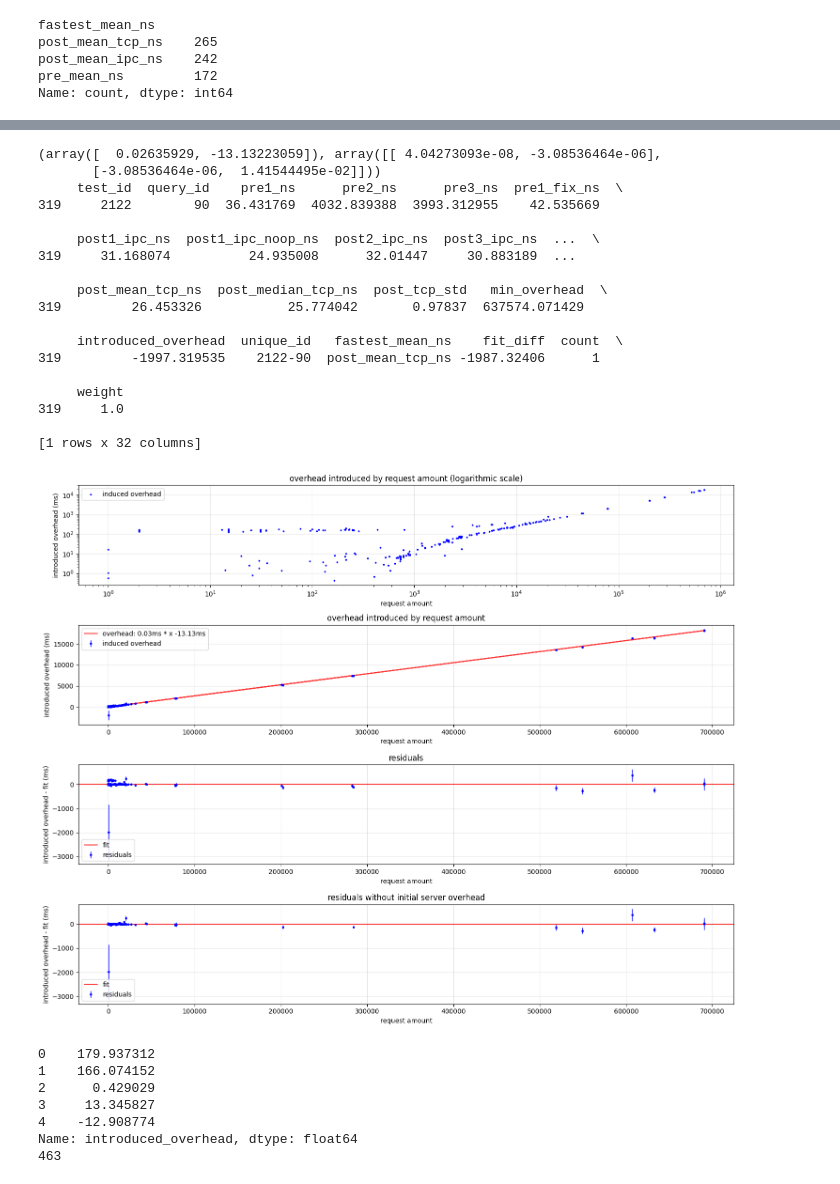
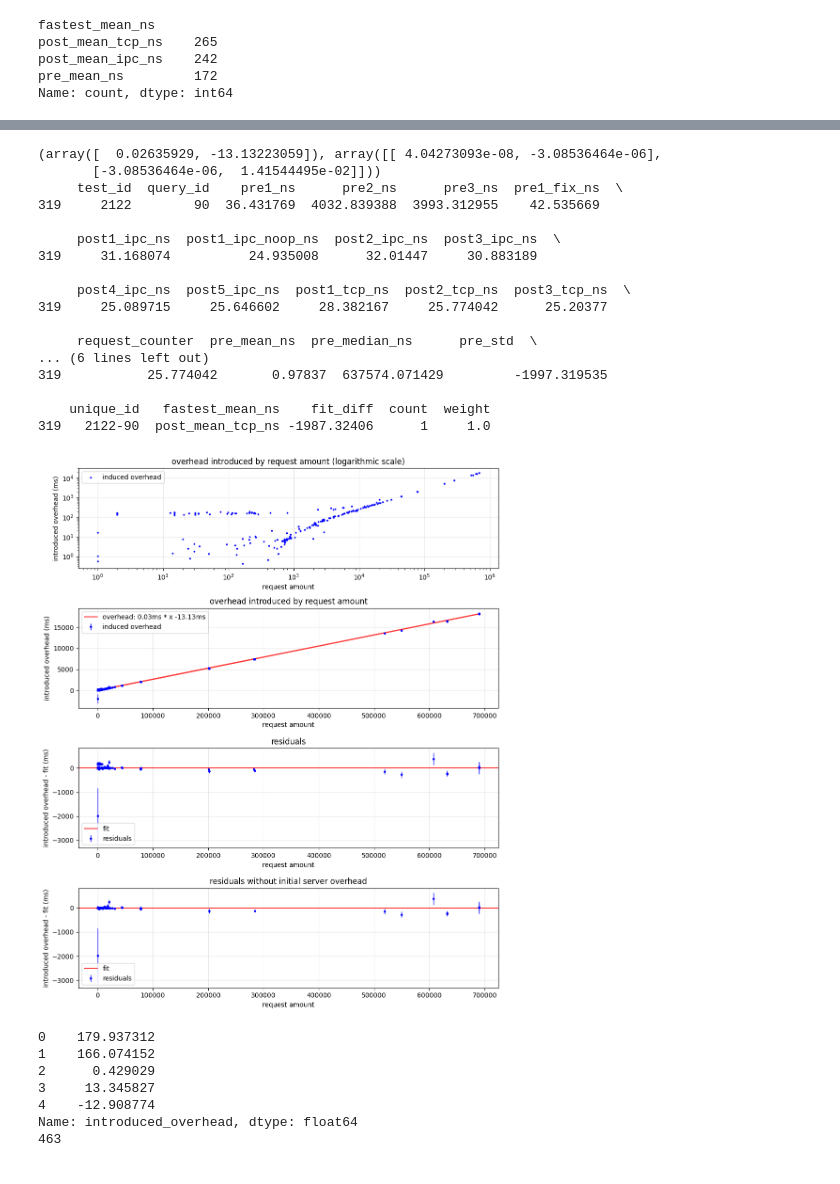
Before and after one commit to SilenZcience/ScientificWork, a Jupyter notebook: BachelorThesis/PerformanceEvaluation/performance_evaluation.ipynb, the cells around one changed output, grey strips where cells are left out. Cells and saved outputs as stored; diff of their text form; code cells hidden in the pictures.

```diff
--- a/BachelorThesis/PerformanceEvaluation/performance_evaluation.ipynb
+++ b/BachelorThesis/PerformanceEvaluation/performance_evaluation.ipynb
@@ -59,7 +59,7 @@ print(df['pre_mean_ns'].mean())
 print(df['post_mean_ipc_ns'].mean())
 print(df['post_mean_tcp_ns'].mean())
 
-send_request_mean = rqst_df['send_request_ns'].mean()
+send_request_mean = rqst_df['send_request_ns'].mean() / 1_000_000
 print(send_request_mean)
 df['min_overhead'] = df['request_counter'] * send_request_mean
 print(df['min_overhead'].head())
@@ -201,7 +201,7 @@ Valid pre_mean_ns values: 679
 # es wird angenommen dass die messfehler normalverteilt sind
 df_mask = df
 
-fig, axs = plt.subplots(4, 1, figsize=(15, 12))
+fig, axs = plt.subplots(4, 1, figsize=(10, 12))
 
 axs[0].scatter(df_mask['request_counter'], df_mask['introduced_overhead'], s=3, color='blue', label='induced overhead')
 axs[0].set_xlabel('request amount')
@@ -251,45 +251,44 @@ axs[2].legend()
 
 df_mask = df[df['query_id'] != 1]
 
 
 stdandardabweichung_res = np.sqrt(df_mask['pre_std']**2 + df_mask['post_ipc_std']**2)
 
 axs[3].errorbar(df_mask['request_counter'], df_mask['fit_diff'], yerr=stdandardabweichung_res , fmt='.', elinewidth=1, markersize='5', color='blue', ecolor='blue', alpha=1, label='residuals')
 axs[3].axhline(0, alpha=0.8, color='red', label='fit')
 axs[3].set_xlabel('request amount')
 axs[3].set_ylabel('introduced overhead - fit (ms)')
 axs[3].set_title('residuals without initial server overhead')
 axs[3].grid(True, alpha=0.3)
 axs[3].legend()
 
 plt.tight_layout()
 # plt.show()
 plt.savefig('overhead.pdf')
 plt.savefig('overhead.png')
 
-
+pd.set_option('display.max_columns', None)
 df_mask = df[df['introduced_overhead'] < -1800]
 print(df_mask.head())
 # %% [output]
 (array([  0.02635929, -13.13223059]), array([[ 4.04273093e-08, -3.08536464e-06],
        [-3.08536464e-06,  1.41544495e-02]]))
      test_id  query_id    pre1_ns      pre2_ns      pre3_ns  pre1_fix_ns  \
 319     2122        90  36.431769  4032.839388  3993.312955    42.535669
 
-     post1_ipc_ns  post1_ipc_noop_ns  post2_ipc_ns  post3_ipc_ns  ...  \
-319     31.168074          24.935008      32.01447     30.883189  ...
+     post1_ipc_ns  post1_ipc_noop_ns  post2_ipc_ns  post3_ipc_ns  \
+319     31.168074          24.935008      32.01447     30.883189
 
-     post_mean_tcp_ns  post_median_tcp_ns  post_tcp_std   min_overhead  \
-319         26.453326           25.774042       0.97837  637574.071429
+     post4_ipc_ns  post5_ipc_ns  post1_tcp_ns  post2_tcp_ns  post3_tcp_ns  \
+319     25.089715     25.646602     28.382167     25.774042      25.20377
 
-     introduced_overhead  unique_id   fastest_mean_ns    fit_diff  count  \
-319         -1997.319535    2122-90  post_mean_tcp_ns -1987.32406      1
+     request_counter  pre_mean_ns  pre_median_ns      pre_std  \
+... (6 lines left out)
+319           25.774042       0.97837  637574.071429         -1997.319535
 
-     weight
-319     1.0
-
-[1 rows x 32 columns]
+    unique_id   fastest_mean_ns    fit_diff  count  weight
+319   2122-90  post_mean_tcp_ns -1987.32406      1     1.0
-[figure, old version]
+[figure, new version]
 # %%
 
 print(df['introduced_overhead'].head())
```
Also changed, not shown: parts of 3 cells of this notebook, 11 other files.
